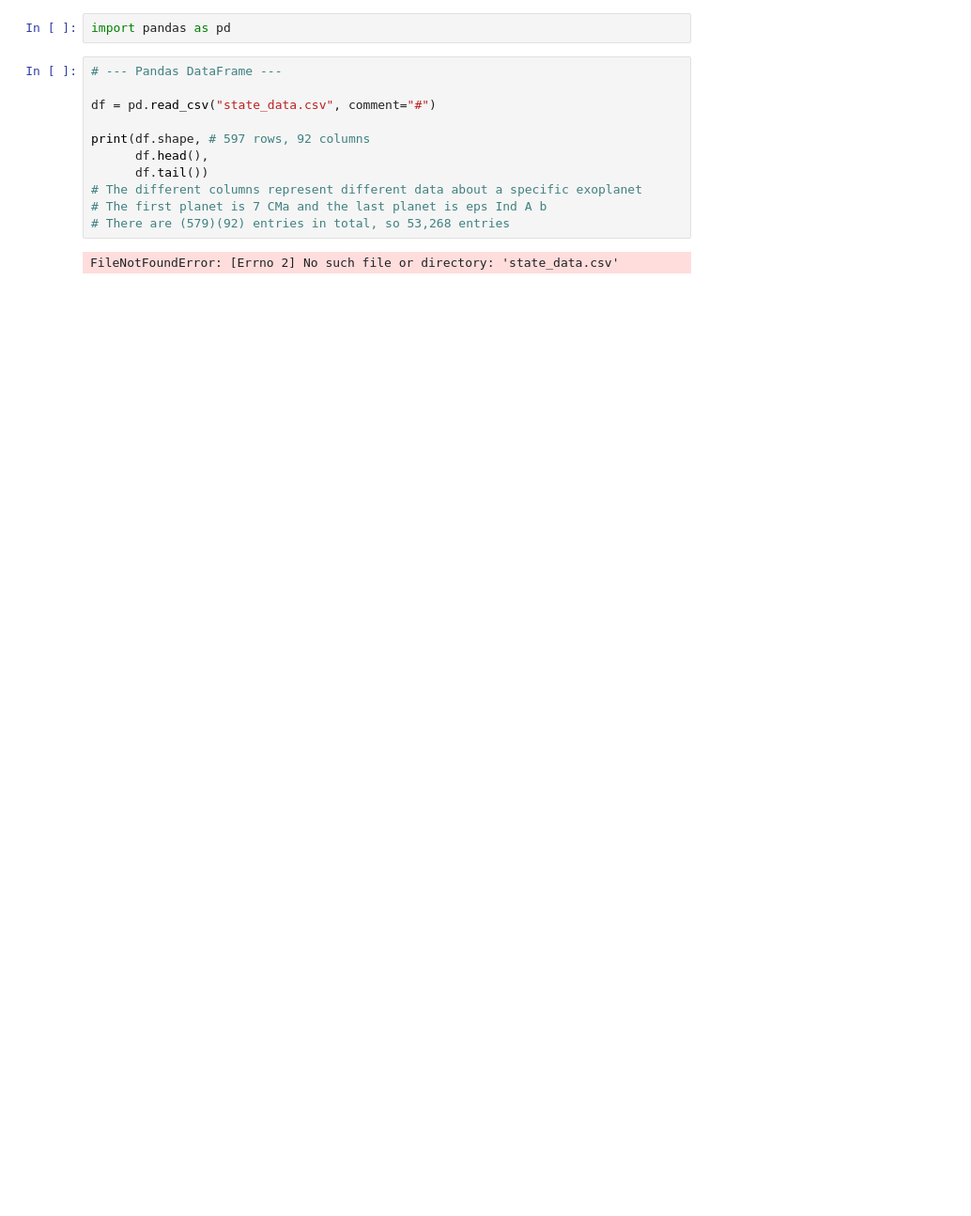
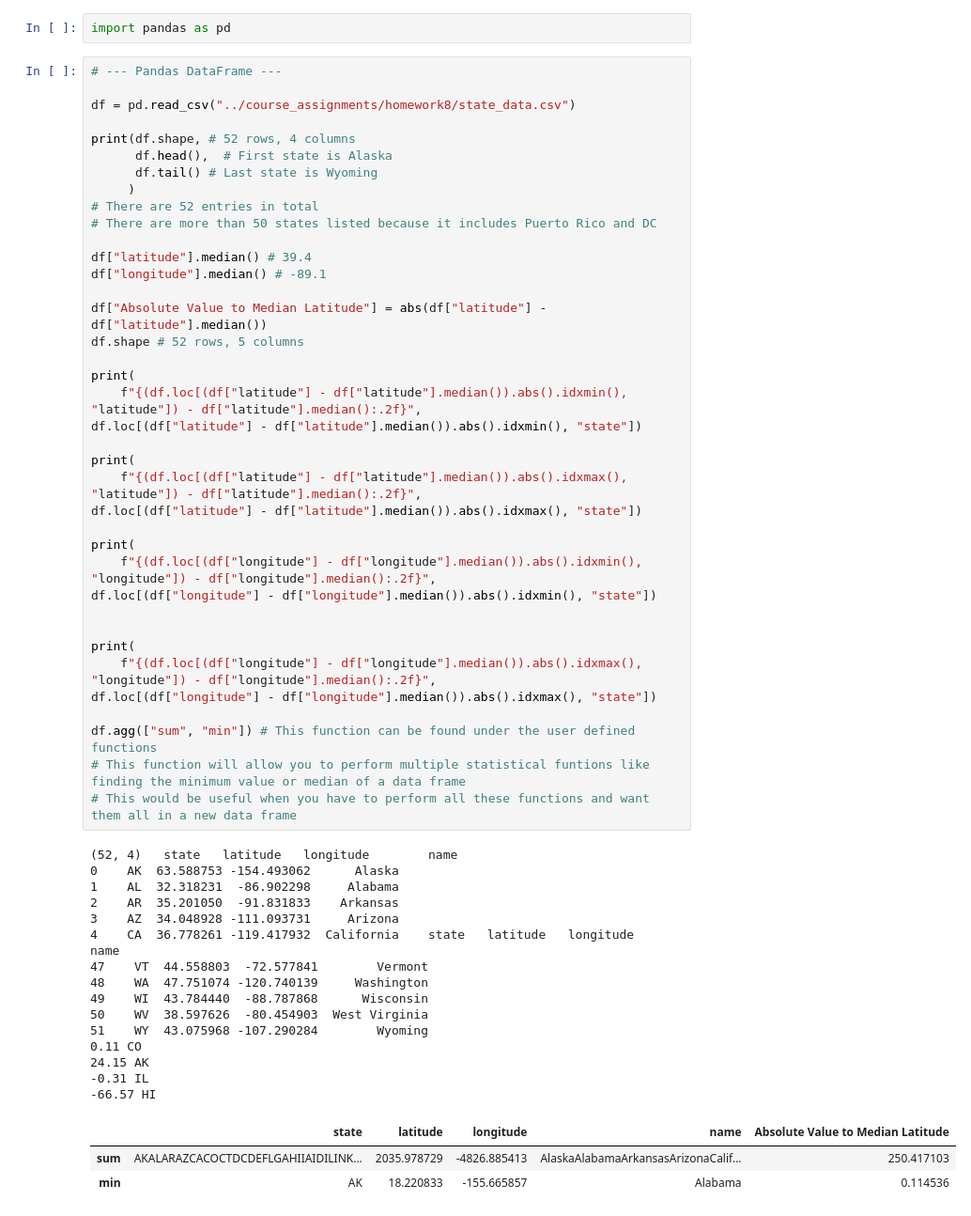
Before and after one commit to nvanoosting/NicholasV, a Jupyter notebook: homework7/homework7.ipynb, the cells around one changed output. Shown at 94% size. Drawn from its saved outputs; the diff is of its cells as text; blank space fills up the shorter version.

```diff
--- a/homework7/homework7.ipynb
+++ b/homework7/homework7.ipynb
@@ -3,13 +3,57 @@ import pandas as pd
 # %%
 # --- Pandas DataFrame ---
 
-df = pd.read_csv("state_data.csv", comment="#")
+df = pd.read_csv("../course_assignments/homework8/state_data.csv")
 
-print(df.shape, # 597 rows, 92 columns
-      df.head(),
-      df.tail())
-# The different columns represent different data about a specific exoplanet
-# The first planet is 7 CMa and the last planet is eps Ind A b
-# There are (579)(92) entries in total, so 53,268 entries
+print(df.shape, # 52 rows, 4 columns
+      df.head(),  # First state is Alaska
+      df.tail() # Last state is Wyoming
+     )
+# There are 52 entries in total
+# There are more than 50 states listed because it includes Puerto Rico and DC
+
+df["latitude"].median() # 39.4
+df["longitude"].median() # -89.1
+
+df["Absolute Value to Median Latitude"] = abs(df["latitude"] - df["latitude"].median())
+df.shape # 52 rows, 5 columns
+
+print(
+    f"{(df.loc[(df["latitude"] - df["latitude"].median()).abs().idxmin(), "latitude"]) - df["latitude"].median():.2f}",
+df.loc[(df["latitude"] - df["latitude"].median()).abs().idxmin(), "state"])
+
+print(
+    f"{(df.loc[(df["latitude"] - df["latitude"].median()).abs().idxmax(), "latitude"]) - df["latitude"].median():.2f}",
+df.loc[(df["latitude"] - df["latitude"].median()).abs().idxmax(), "state"])
+
+print(
+    f"{(df.loc[(df["longitude"] - df["longitude"].median()).abs().idxmin(), "longitude"]) - df["longitude"].median():.2f}",
+df.loc[(df["longitude"] - df["longitude"].median()).abs().idxmin(), "state"])
+
+
+print(
+    f"{(df.loc[(df["longitude"] - df["longitude"].median()).abs().idxmax(), "longitude"]) - df["longitude"].median():.2f}",
+df.loc[(df["longitude"] - df["longitude"].median()).abs().idxmax(), "state"])
+
+df.agg(["sum", "min"]) # This function can be found under the user defined functions
+# This function will allow you to perform multiple statistical funtions like finding the minimum value or median of a data frame
+# This would be useful when you have to perform all these functions and want them all in a new data frame
 # %% [output]
-FileNotFoundError: [Errno 2] No such file or directory: 'state_data.csv'
+(52, 4)   state   latitude   longitude        name
+0    AK  63.588753 -154.493062      Alaska
+1    AL  32.318231  -86.902298     Alabama
+2    AR  35.201050  -91.831833    Arkansas
+3    AZ  34.048928 -111.093731     Arizona
+4    CA  36.778261 -119.417932  California    state   latitude   longitude           name
+47    VT  44.558803  -72.577841        Vermont
+48    WA  47.751074 -120.740139     Washington
+49    WI  43.784440  -88.787868      Wisconsin
+50    WV  38.597626  -80.454903  West Virginia
+51    WY  43.075968 -107.290284        Wyoming
+0.11 CO
+24.15 AK
+-0.31 IL
+-66.57 HI
+|  | state | latitude | longitude | name | Absolute Value to Median Latitude |
+| sum | AKALARAZCACOCTDCDEFLGAHIIAIDILINK... | 2035.978729 | -4826.885413 | AlaskaAlabamaArkansasArizonaCalif... | 250.417103 |
+| min | AK | 18.220833 | -155.665857 | Alabama | 0.114536 |
```
Also changed, not shown: parts of 2 cells of this notebook, 1 other file.
